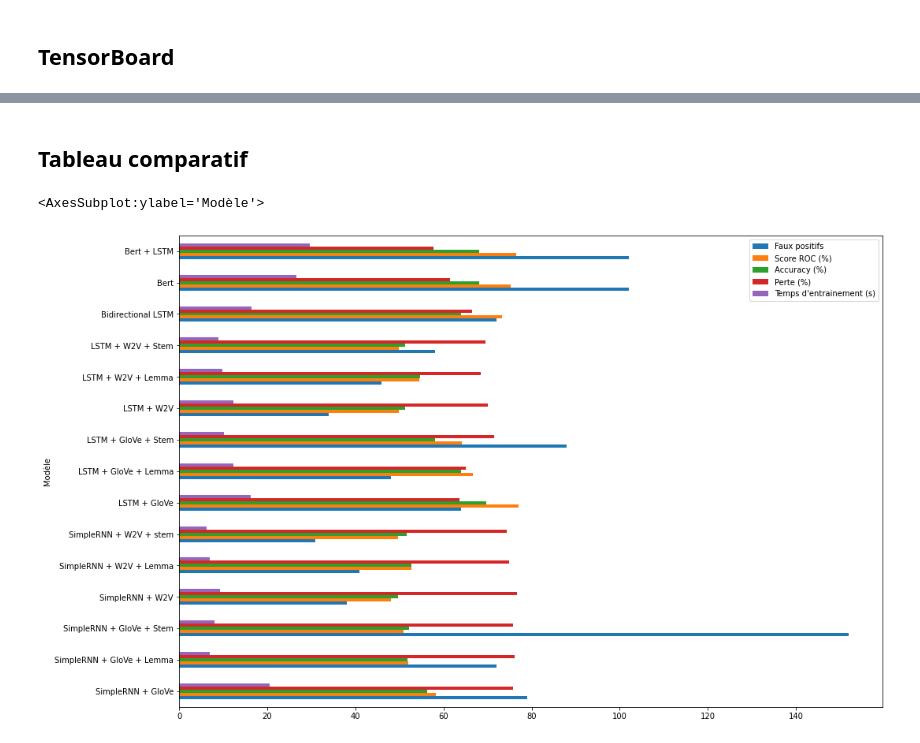
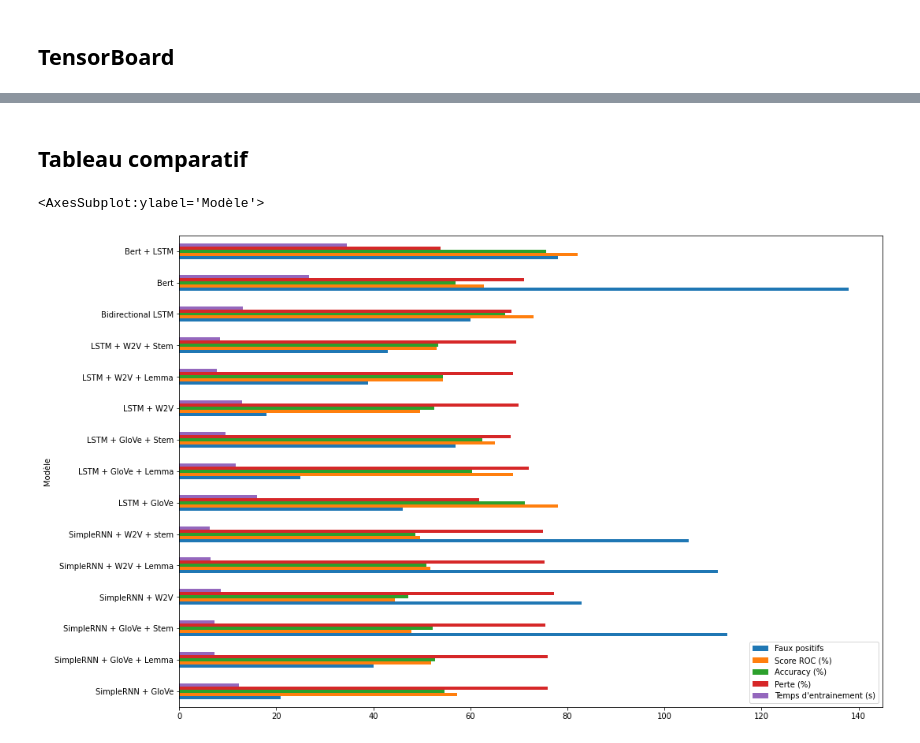
Before and after one commit to Abdess/air_paradis, a Jupyter notebook: P7_01_modèlesurmesure.ipynb, the cells around one changed output, grey strips where cells are left out. Drawn from its saved outputs; the diff is of its cells as text; code cells hidden in the pictures.

```diff
--- a/P7_01_modèlesurmesure.ipynb
+++ b/P7_01_modèlesurmesure.ipynb
@@ -1802,14 +1810,14 @@ Reusing TensorBoard on port 6006 (pid 22588), started 7:31:37 ago. (Use '!kill 2
 [interactive output not drawn]
-# %% [markdown]
-## Tableau comparatif
-# %%
-# Import Data
-df = pd.read_csv("data/clean/resultat.csv")
-
-df.plot.barh(x='Modèle', figsize=(16,11))
-# %% [output]
-<AxesSubplot:ylabel='Modèle'>
-[figure, removed]
+# %% [markdown]
+## Tableau comparatif
+# %%
+# Import Data
+df = pd.read_csv("data/clean/resultat_avance.csv")
+
+df.plot.barh(x='Modèle', figsize=(16,11))
+# %% [output]
+<AxesSubplot:ylabel='Modèle'>
+[figure, added]
 # %% [markdown]
 ## Conclusions
 
```
Also changed, not shown: parts of 76 cells of this notebook, 52 other files.
